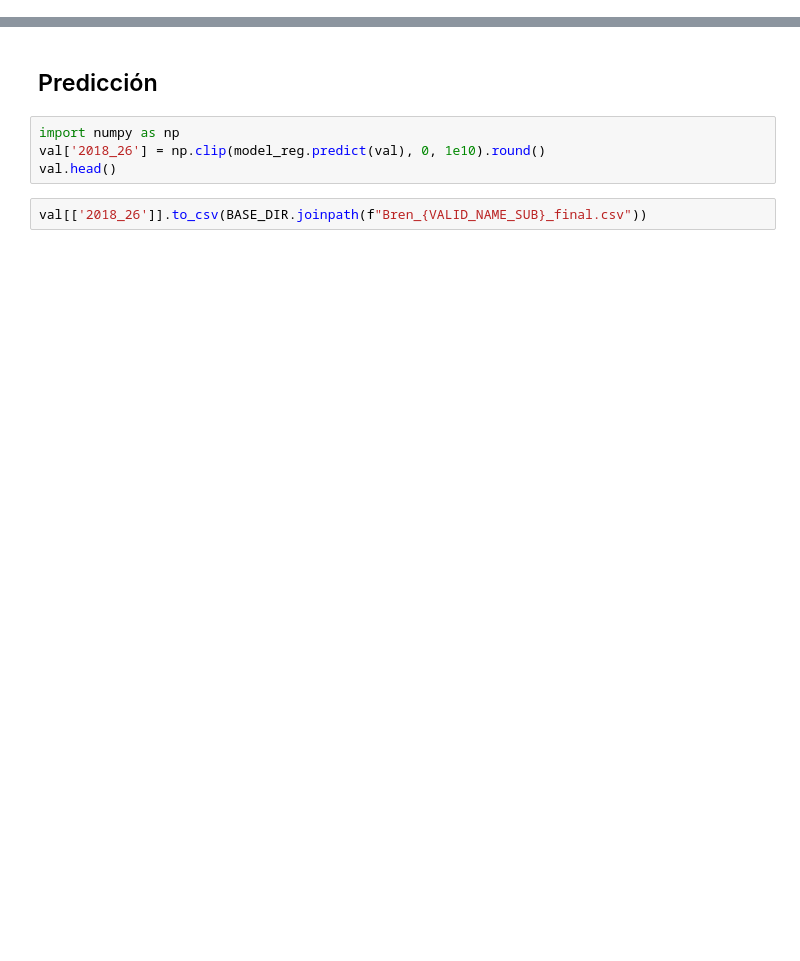
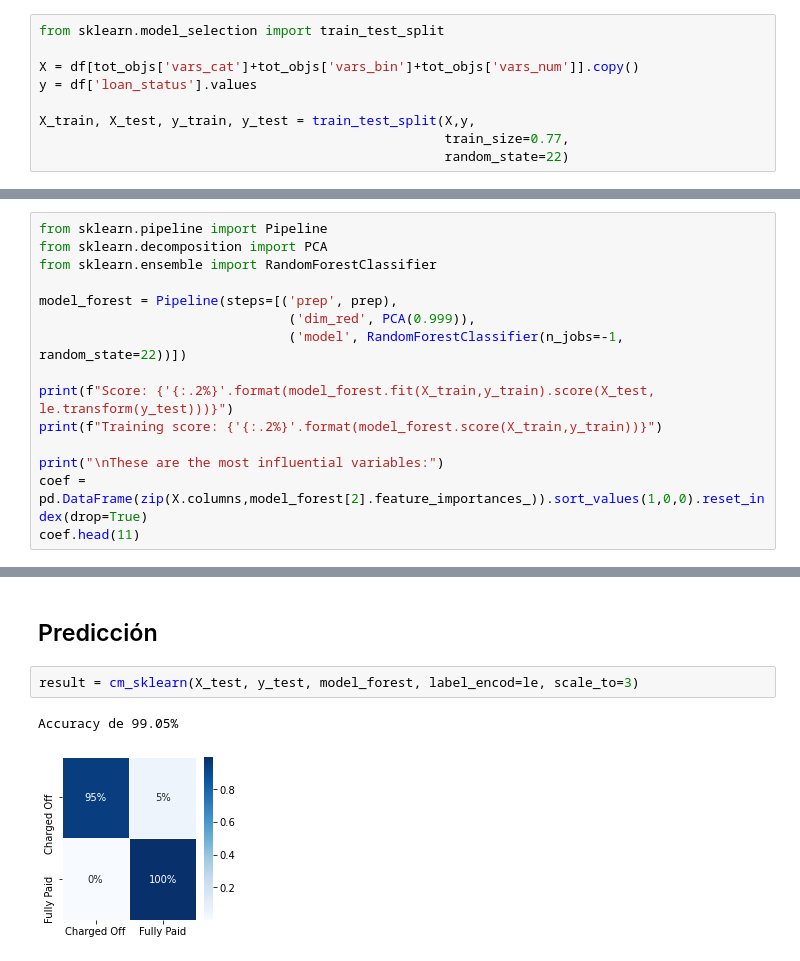
Before and after one commit to Afroefras/playground, a Jupyter notebook: notebooks/DiegoF_examen_0101.ipynb, the cells around one changed output, grey strips where cells are left out. Drawn from its saved outputs; the diff is of its cells as text; blank space fills up the shorter version.

```diff
--- a/notebooks/DiegoF_examen_0101.ipynb
+++ b/notebooks/DiegoF_examen_0101.ipynb
@@ -1874,2 +1947,11 @@ df[vars_date+vars_bin+vars_cat+vars_num].sample()
+# %%
+from sklearn.model_selection import train_test_split
+
+X = df[tot_objs['vars_cat']+tot_objs['vars_bin']+tot_objs['vars_num']].copy()
+y = df['loan_status'].values
+
+X_train, X_test, y_train, y_test = train_test_split(X,y,
+                                                    train_size=0.77,
+                                                    random_state=22)
 # %% [markdown]
 ### Pre-procesamiento
@@ -1918,0 +2013,15 @@ These are the most influential variables:
+# %%
+from sklearn.pipeline import Pipeline
+from sklearn.decomposition import PCA
+from sklearn.ensemble import RandomForestClassifier
+
+model_forest = Pipeline(steps=[('prep', prep),
+                                ('dim_red', PCA(0.999)),
+                                ('model', RandomForestClassifier(n_jobs=-1, random_state=22))])
+
+print(f"Score: {'{:.2%}'.format(model_forest.fit(X_train,y_train).score(X_test, le.transform(y_test)))}")
+print(f"Training score: {'{:.2%}'.format(model_forest.score(X_train,y_train))}")
+
+print("\nThese are the most influential variables:")
+coef = pd.DataFrame(zip(X.columns,model_forest[2].feature_importances_)).sort_values(1,0,0).reset_index(drop=True)
+coef.head(11)
@@ -1919,8 +2082,7 @@ These are the most influential variables:
 # %% [markdown]
 ## Predicción
-# %%
-import numpy as np
-val['2018_26'] = np.clip(model_reg.predict(val), 0, 1e10).round()
-val.head()
-# %%
-val[['2018_26']].to_csv(BASE_DIR.joinpath(f"Bren_{VALID_NAME_SUB}_final.csv"))
+# %%
+result = cm_sklearn(X_test, y_test, model_forest, label_encod=le, scale_to=3)
+# %% [output]
+Accuracy de 99.05%
+[figure, added]
```
Also changed, not shown: parts of 35 cells of this notebook, 1 other file.
